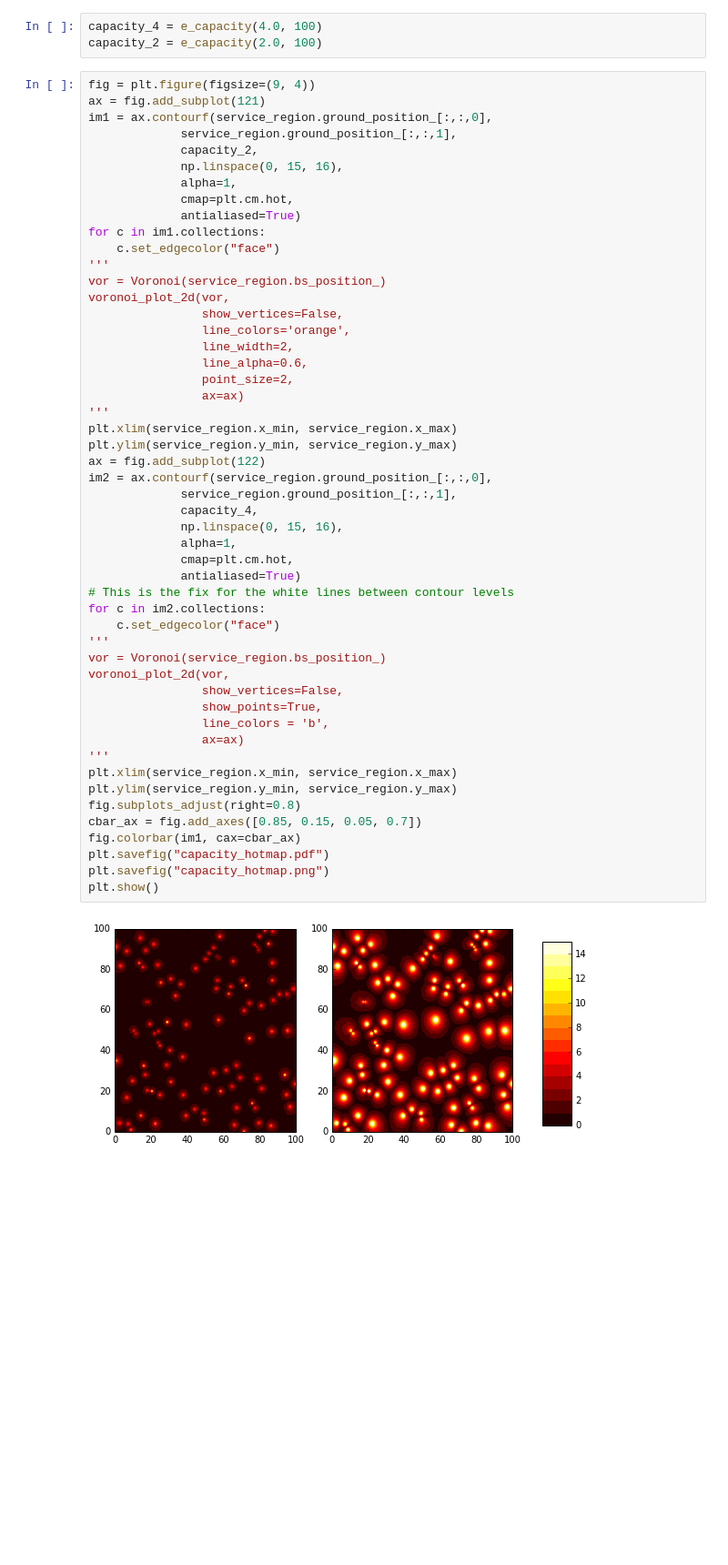
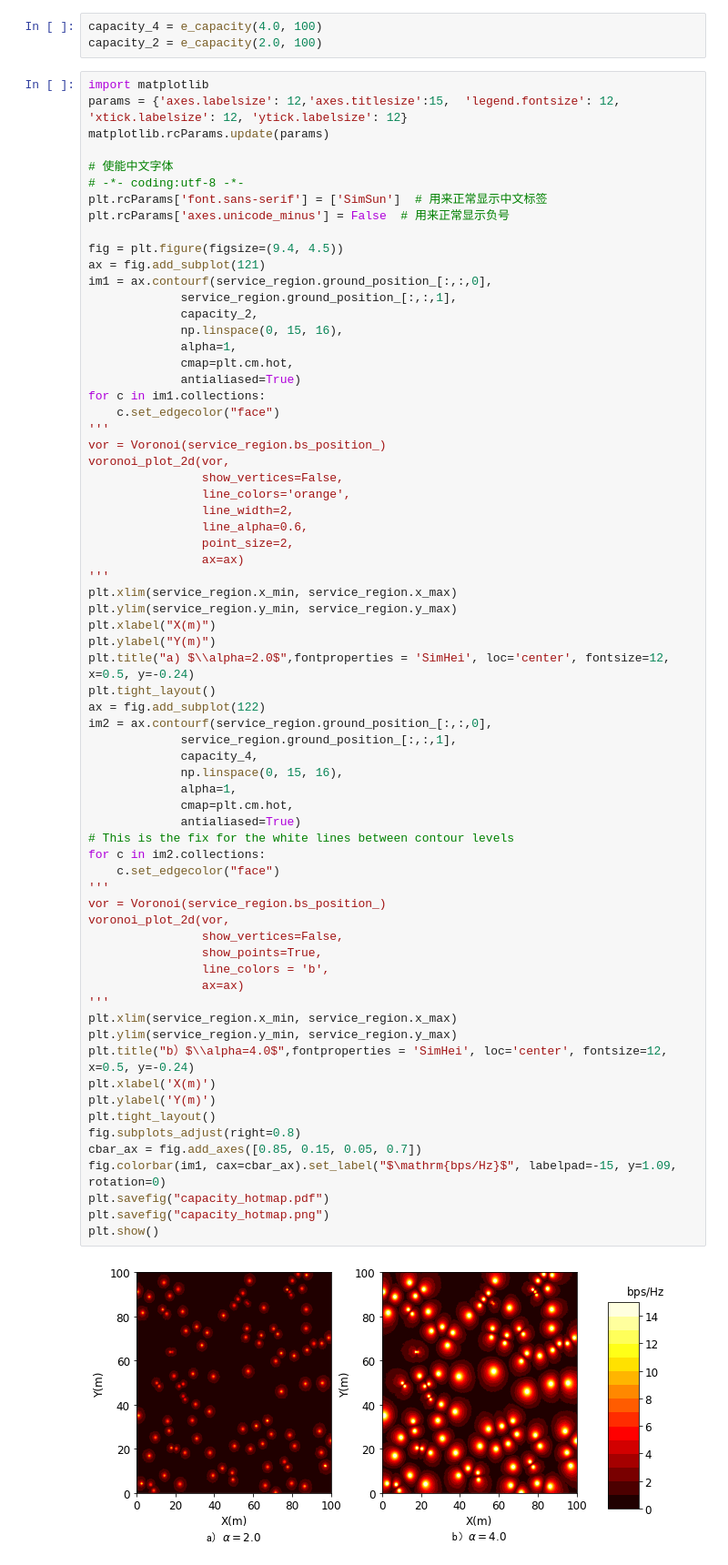
Before and after one commit to JimyMa/UniformBSGaussianUE, a Jupyter notebook: examples/capacity_map/SINR.ipynb, the cells around one changed output. Shown at 91% size. Drawn from its saved outputs; the diff is of its cells as text; blank space fills up the shorter version.

```diff
--- a/examples/capacity_map/SINR.ipynb
+++ b/examples/capacity_map/SINR.ipynb
@@ -48,7 +47,16 @@ def e_capacity(alpha, iter):
 capacity_4 = e_capacity(4.0, 100)
 capacity_2 = e_capacity(2.0, 100)
 # %%
-fig = plt.figure(figsize=(9, 4))
+import matplotlib
+params = {'axes.labelsize': 12,'axes.titlesize':15,  'legend.fontsize': 12, 'xtick.labelsize': 12, 'ytick.labelsize': 12}
+matplotlib.rcParams.update(params)
+
+# 使能中文字体
+# -*- coding:utf-8 -*-
+plt.rcParams['font.sans-serif'] = ['SimSun']  # 用来正常显示中文标签
+plt.rcParams['axes.unicode_minus'] = False  # 用来正常显示负号
+
+fig = plt.figure(figsize=(9.4, 4.5))
 ax = fig.add_subplot(121)
 im1 = ax.contourf(service_region.ground_position_[:,:,0],
              service_region.ground_position_[:,:,1],
@@ -71,32 +79,40 @@ voronoi_plot_2d(vor,
 '''
 plt.xlim(service_region.x_min, service_region.x_max)
 plt.ylim(service_region.y_min, service_region.y_max)
+plt.xlabel("X(m)")
+plt.ylabel("Y(m)")
+plt.title("a) $\\alpha=2.0$",fontproperties = 'SimHei', loc='center', fontsize=12, x=0.5, y=-0.24)
+plt.tight_layout()
 ax = fig.add_subplot(122)
 im2 = ax.contourf(service_region.ground_position_[:,:,0],
              service_region.ground_position_[:,:,1],
              capacity_4,
              np.linspace(0, 15, 16),
              alpha=1,
              cmap=plt.cm.hot,
              antialiased=True)
 # This is the fix for the white lines between contour levels
 for c in im2.collections:
     c.set_edgecolor("face")
 '''
 vor = Voronoi(service_region.bs_position_)
 voronoi_plot_2d(vor,
                 show_vertices=False,
                 show_points=True,
                 line_colors = 'b',
                 ax=ax)
 '''
 plt.xlim(service_region.x_min, service_region.x_max)
 plt.ylim(service_region.y_min, service_region.y_max)
+plt.title("b）$\\alpha=4.0$",fontproperties = 'SimHei', loc='center', fontsize=12, x=0.5, y=-0.24)
+plt.xlabel('X(m)')
+plt.ylabel('Y(m)')
+plt.tight_layout()
 fig.subplots_adjust(right=0.8)
 cbar_ax = fig.add_axes([0.85, 0.15, 0.05, 0.7])
-fig.colorbar(im1, cax=cbar_ax)
+fig.colorbar(im1, cax=cbar_ax).set_label("$\mathrm{bps/Hz}$", labelpad=-15, y=1.09, rotation=0)
 plt.savefig("capacity_hotmap.pdf")
 plt.savefig("capacity_hotmap.png")
 plt.show()
 # %% [output]
-[figure, old version]
+[figure, new version]
```
Also changed, not shown: parts of 1 cell of this notebook, 6 other files.
